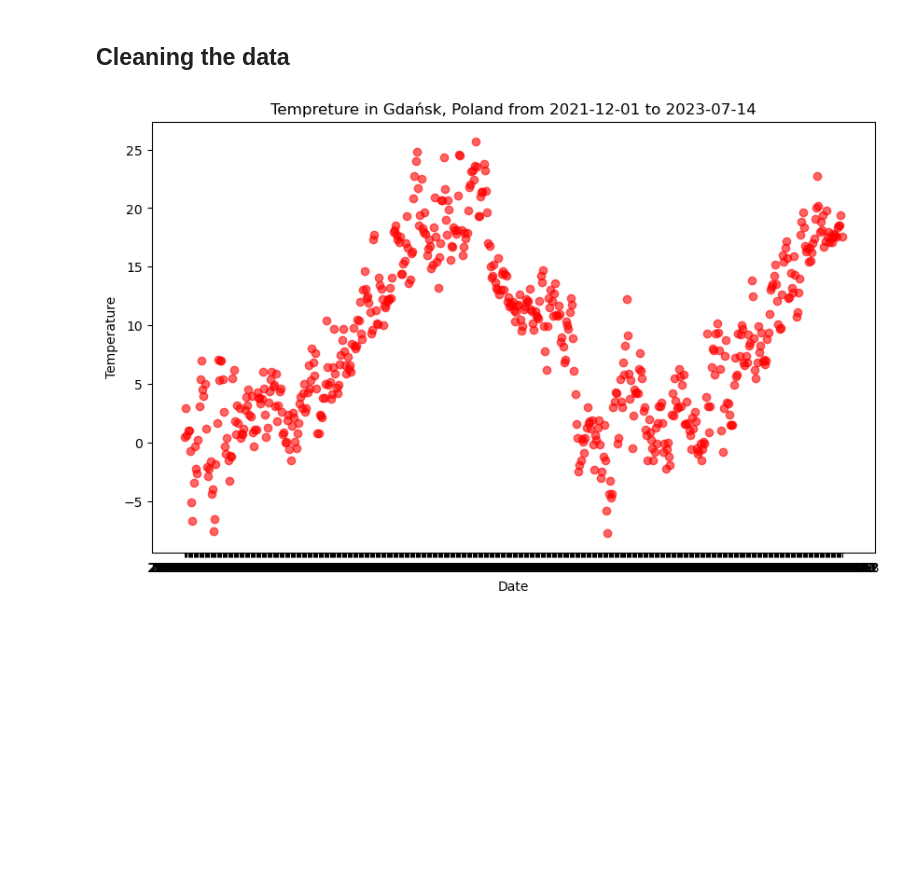
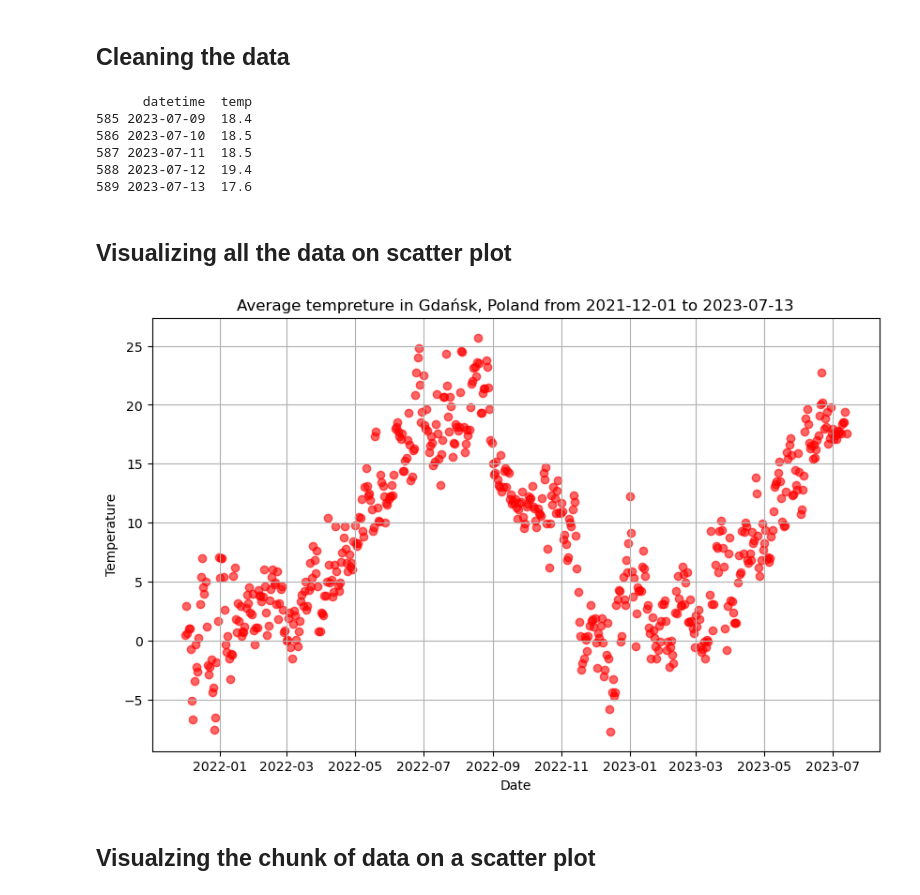
Before and after one commit to ODondalski/WeatherPatterns, a Jupyter notebook: weather.ipynb, the cells around one changed output. Saved outputs shown, nothing was run; the diff lists cells and outputs as text; code cells hidden in the pictures; blank space fills up the shorter version.

Commit message:
Finished visualizing 3 temperature plots

```diff
--- a/weather.ipynb
+++ b/weather.ipynb
@@ -19,14 +20,29 @@ data.tail()
 ## Cleaning the data
 # %%
 new_data = data[['datetime','temp']].copy()
+
+new_data['datetime'] = pd.to_datetime(new_data['datetime'])
+print(new_data.tail())
+# %% [output]
+      datetime  temp
+585 2023-07-09  18.4
+586 2023-07-10  18.5
+587 2023-07-11  18.5
+588 2023-07-12  19.4
+589 2023-07-13  17.6
+# %% [markdown]
+## Visualizing all the data on scatter plot
 # %%
 plt.figure(figsize=(10, 6))
-plt.scatter(x=data['datetime'], y=data['temp'], color='red', alpha=0.6)
+plt.scatter(x=new_data['datetime'], y=new_data['temp'], color='red', alpha=0.6)
 plt.xlabel('Date')
 plt.ylabel('Temperature')
-plt.title('Tempreture in Gdańsk, Poland from 2021-12-01 to 2023-07-14')
+plt.title('Average tempreture in Gdańsk, Poland from 2021-12-01 to 2023-07-13')
+plt.grid()
 plt.show()
 # %% [output]
-[figure, old version]
+[figure, new version]
+# %% [markdown]
+## Visualzing the chunk of data on a scatter plot
 # %%
 plt.figure(figsize=(15, 10))
```
Also changed, not shown: parts of 3 cells of this notebook.
